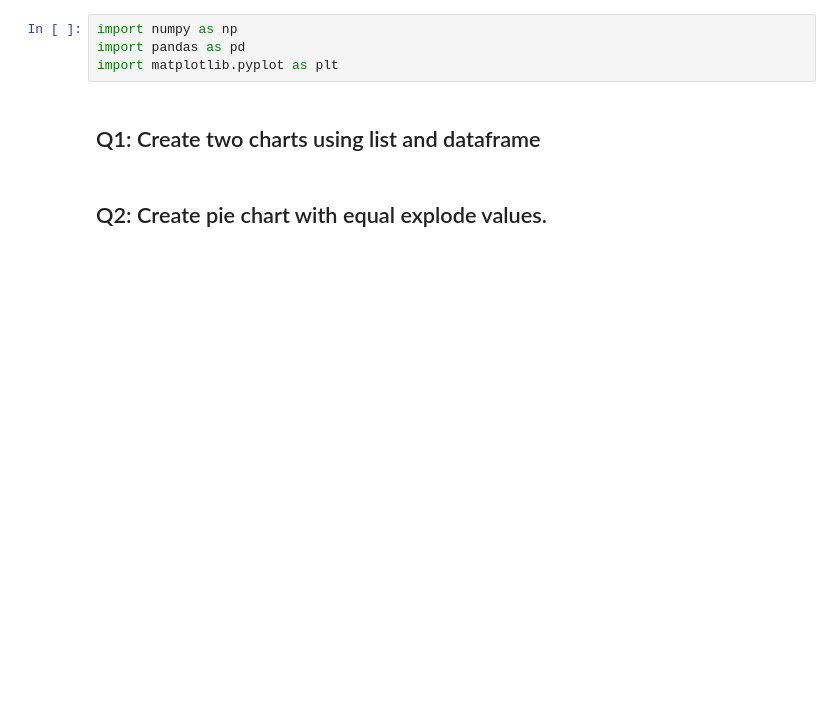
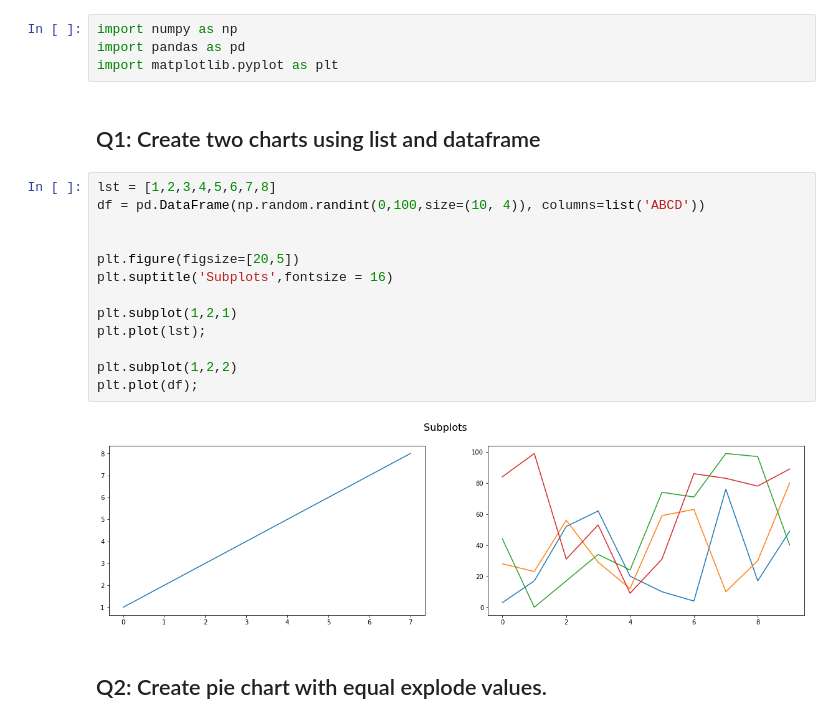
Before and after one commit to Tuwaiq-Data-Science-Bootcamp/Day8-Lab1-Matplotlib, a Jupyter notebook: Day#8_Matplotlib_Assignment.ipynb, the cells around one changed output. Drawn from its saved outputs; the diff is of its cells as text; blank space fills up the shorter version.

```diff
--- a/Day#8_Matplotlib_Assignment.ipynb
+++ b/Day#8_Matplotlib_Assignment.ipynb
@@ -4,5 +4,20 @@ import pandas as pd
 import matplotlib.pyplot as plt
 # %% [markdown]
 ## Q1: Create two charts using list and dataframe
+# %%
+lst = [1,2,3,4,5,6,7,8]
+df = pd.DataFrame(np.random.randint(0,100,size=(10, 4)), columns=list('ABCD'))
+
+
+plt.figure(figsize=[20,5])
+plt.suptitle('Subplots',fontsize = 16)
+
+plt.subplot(1,2,1)
+plt.plot(lst);
+
+plt.subplot(1,2,2)
+plt.plot(df);
+# %% [output]
+[figure, added]
 # %% [markdown]
 ## Q2: Create pie chart with equal explode values.
```
Also changed, not shown: parts of 4 cells of this notebook.
